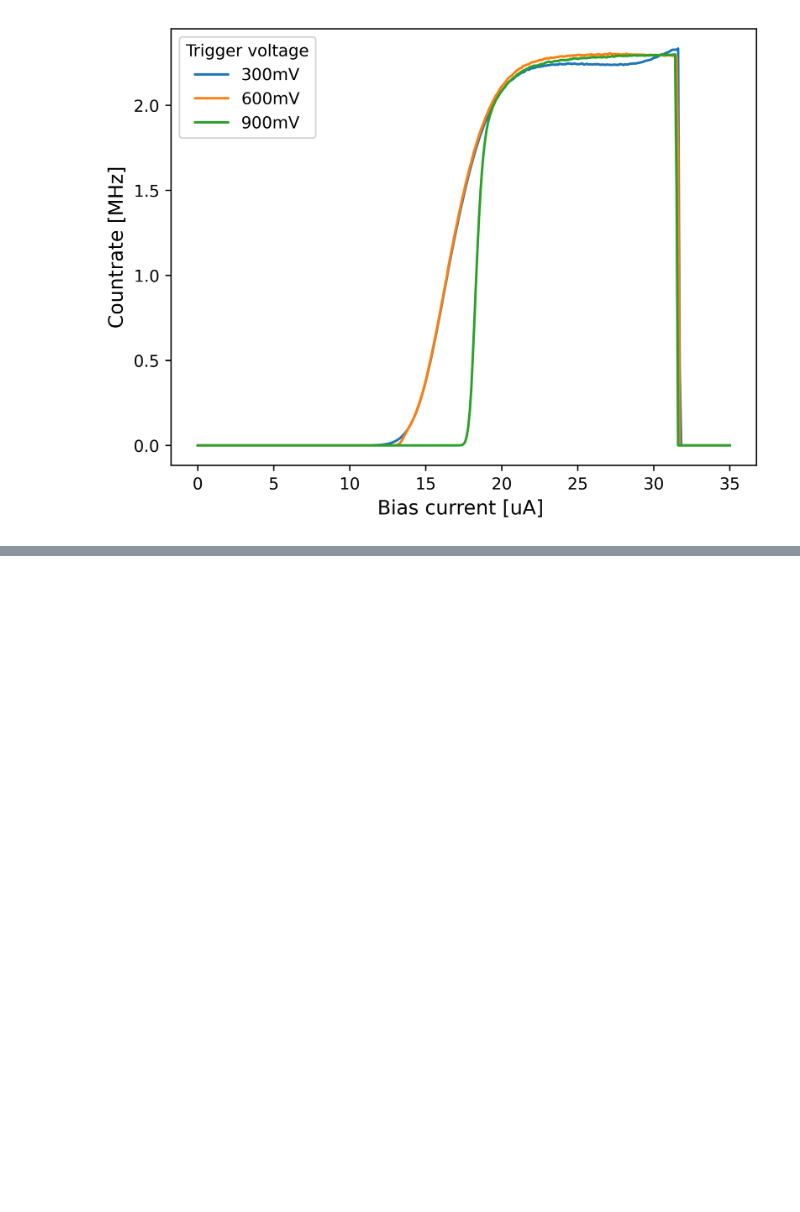
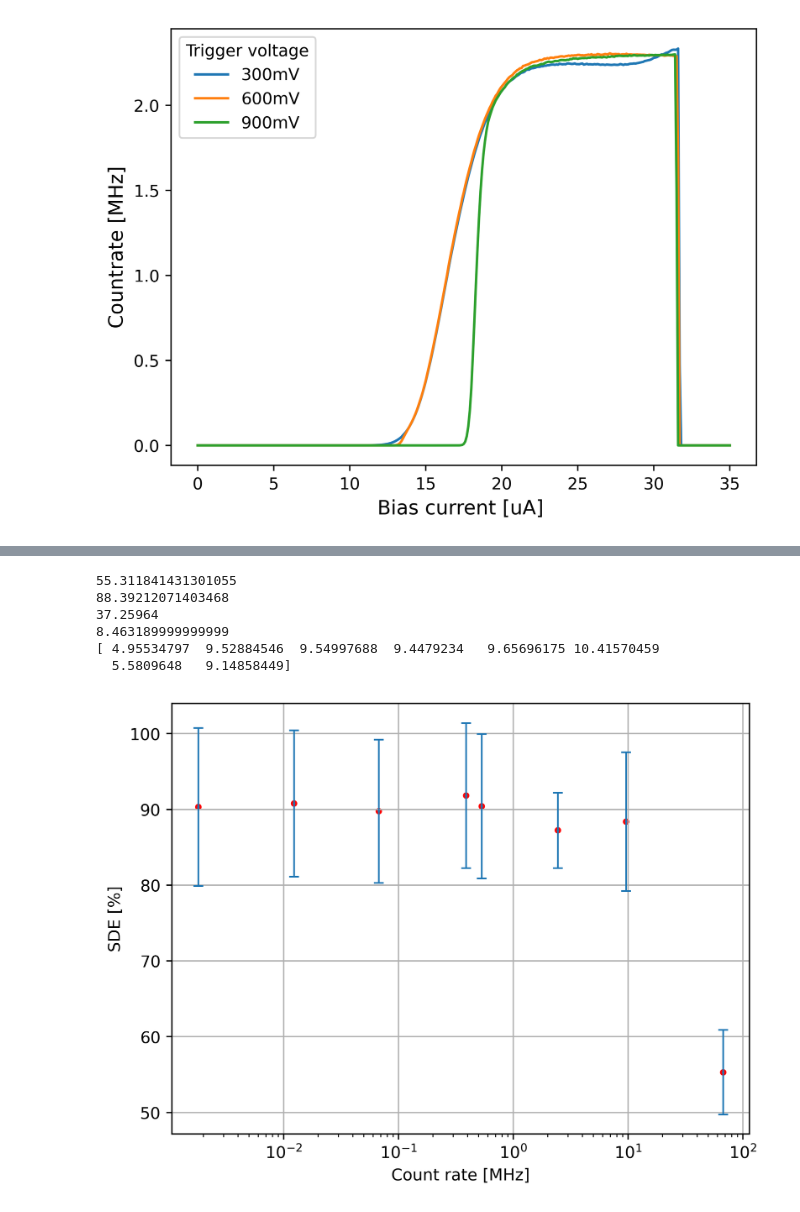
Before and after one commit to MXM1796/Bachelor_thesis_24, a Jupyter notebook: Porgramming/efficiency_evaluation.ipynb, the cells around one changed output, grey strips where cells are left out. Drawn from its saved outputs; the diff is of its cells as text; code cells hidden in the pictures; blank space fills up the shorter version.

```diff
--- a/Porgramming/efficiency_evaluation.ipynb
+++ b/Porgramming/efficiency_evaluation.ipynb
@@ -457,0 +479,30 @@ No artists with labels found to put in legend.  Note that artists whose label st
+# %%
+print(np.max(bias_sweep_7_48_600[:,1])/photons_per_second(beam_pow_2, OD_7_48) * 100)
+print(np.max(bias_sweep_8_32_600[:,1])/photons_per_second(beam_pow_2, OD_8_32) * 100)
+
+print(np.max(bias_sweep_7_48_600[:,1])*10**(-6))
+print(np.max(bias_sweep_8_32_600[:,1])*10**(-6))
+
+
+extended_sde_arr =  np.concatenate((mean_counts/count_rates_arr * 100, np.array([np.max(bias_sweep_7_48_600[:,1])/photons_per_second(beam_pow_2, OD_7_48) * 100, np.max(bias_sweep_8_32_600[:,1])/photons_per_second(beam_pow_2, OD_8_32) * 100])))
+extended_count_rates_arr = np.concatenate((count_rates_arr, np.array([round(photons_per_second(beam_pow_2, OD_7_48) *10**(-6),4), round(photons_per_second(beam_pow_2, OD_8_32) *10**(-6),4)])))
+
+extended_sde_error_arr = np.concatenate((sde_error_arr*100, np.array([error_function_sde(beam_pow_2, OD_7_48, delta_OD_7_48, np.max(bias_sweep_7_48_600[:,1]))*100, error_function_sde(beam_pow_2, OD_8_32, delta_OD_8_32, np.max(bias_sweep_8_32_600[:,1]))*100])))
+print(extended_sde_error_arr)
+
+
+plt.scatter(extended_count_rates_arr, extended_sde_arr, marker=".", color="r")
+plt.errorbar(extended_count_rates_arr, extended_sde_arr, yerr=extended_sde_error_arr, fmt=".", markersize=1, capsize=3, elinewidth=1)
+plt.xlabel("Count rate [MHz]")
+plt.ylabel("SDE [%]")
+plt.grid()
+plt.xscale("log")
+# plott_settings_default("", "Count rate (log) [MHz]", "SDE [%]", name_for_saving="HQO_20240727_sde_count_rate_log_thesis")'
+# %% [output]
+55.311841431301055
+88.39212071403468
+37.25964
+8.463189999999999
+[ 4.95534797  9.52884546  9.54997688  9.4479234   9.65696175 10.41570459
+  5.5809648   9.14858449]
+[figure, added]
```
Also changed, not shown: parts of 3 cells of this notebook, 8 other files.
